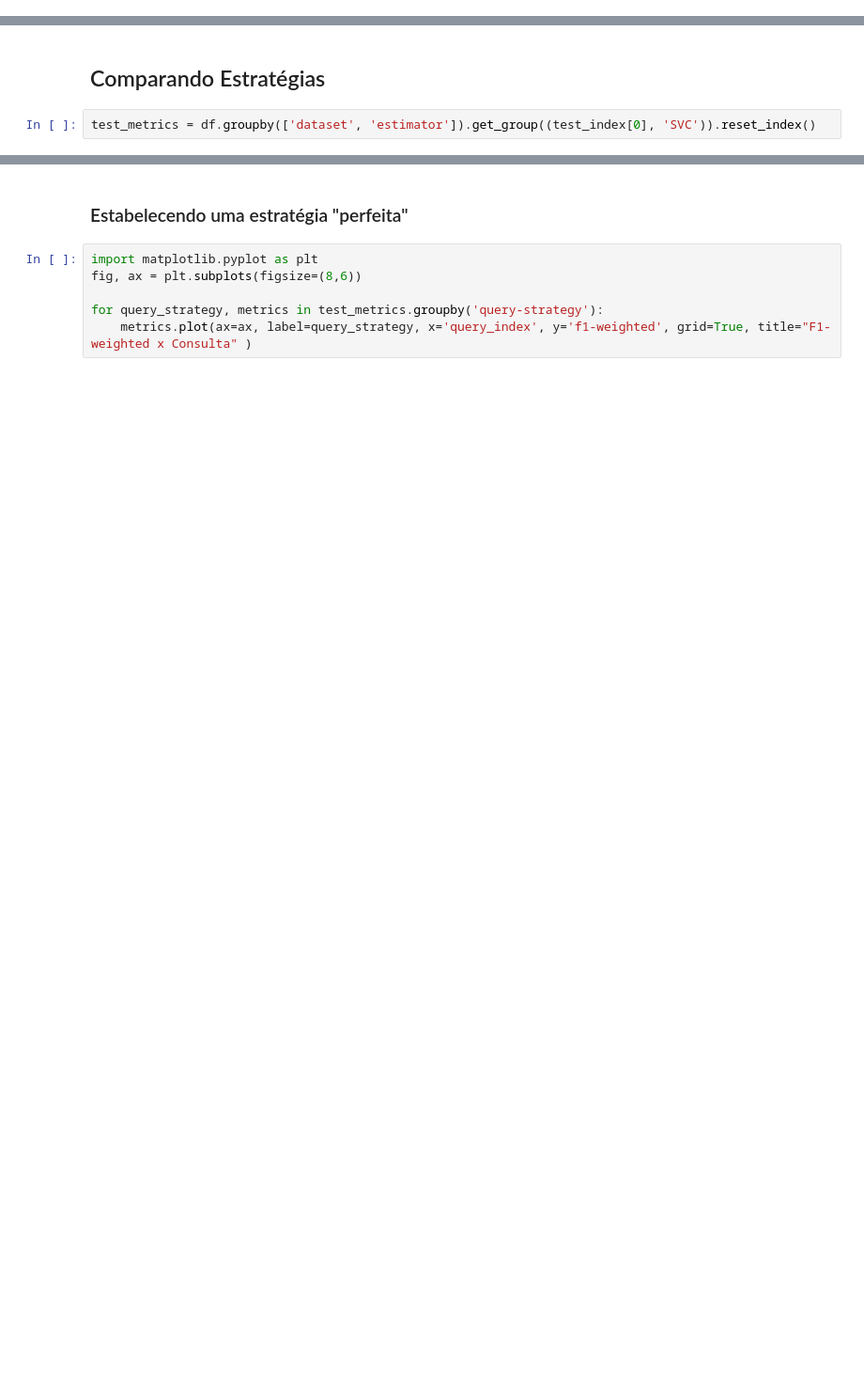
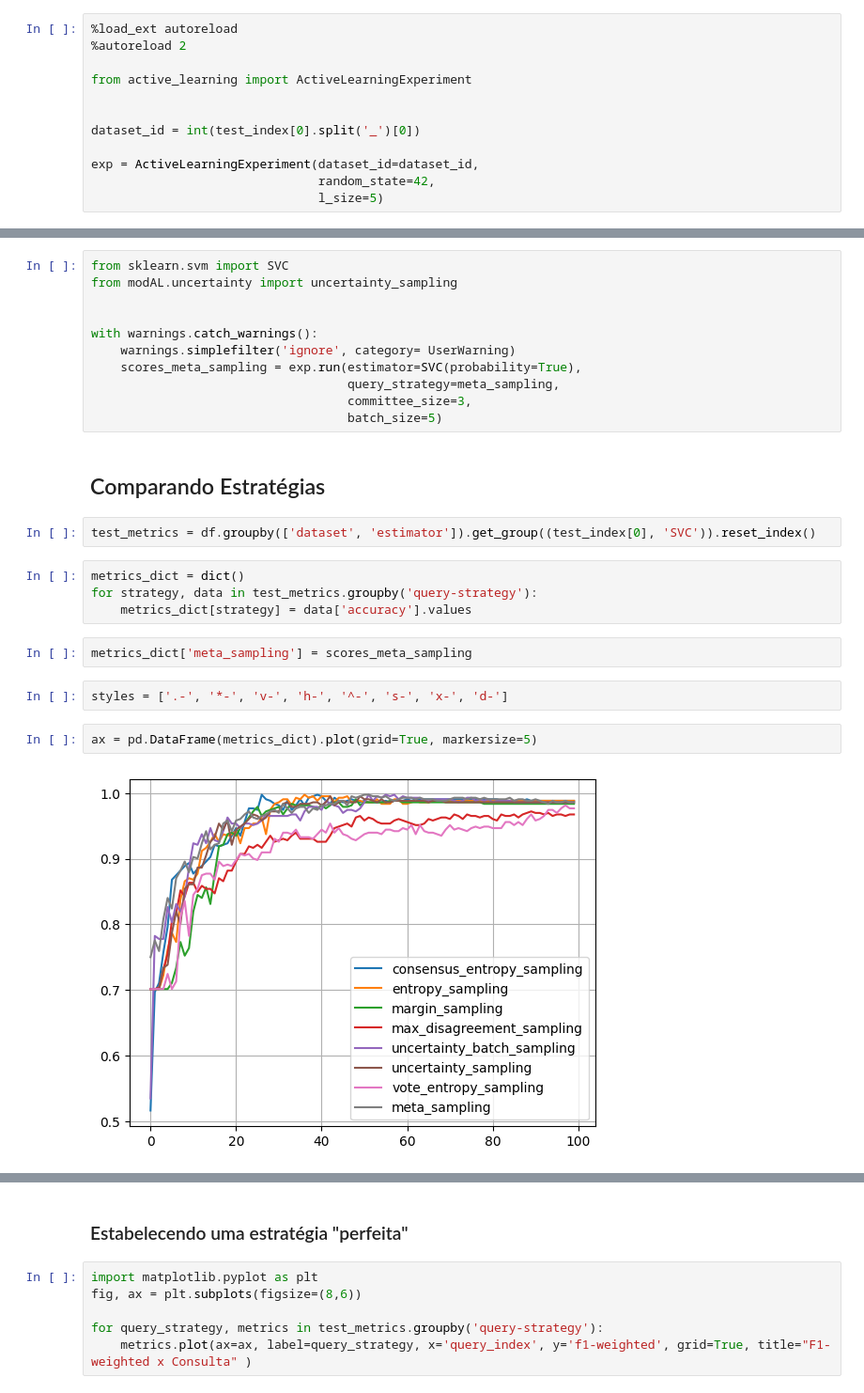
Before and after one commit to gscnogueira/meta-active-learning, a Jupyter notebook: notebooks/experiments/meta_strategy.ipynb, the cells around one changed output, grey strips where cells are left out. Shown at 94% size. Cells and saved outputs as stored; diff of their text form; blank space fills up the shorter version.

```diff
--- a/notebooks/experiments/meta_strategy.ipynb
+++ b/notebooks/experiments/meta_strategy.ipynb
@@ -151,0 +174,12 @@ with open('../../scripts/meta_model.pkl', 'wb') as f:
+# %%
+%load_ext autoreload
+%autoreload 2
+
+from active_learning import ActiveLearningExperiment
+
+
+dataset_id = int(test_index[0].split('_')[0])
+
+exp = ActiveLearningExperiment(dataset_id=dataset_id,
+                               random_state=42,
+                               l_size=5)
@@ -152,4 +189,27 @@ with open('../../scripts/meta_model.pkl', 'wb') as f:
+# %%
+from sklearn.svm import SVC
+from modAL.uncertainty import uncertainty_sampling
+
+
+with warnings.catch_warnings():
+    warnings.simplefilter('ignore', category= UserWarning)
+    scores_meta_sampling = exp.run(estimator=SVC(probability=True),
+                                   query_strategy=meta_sampling,
+                                   committee_size=3,
+                                   batch_size=5)
 # %% [markdown]
 ## Comparando Estratégias
-# %%
-test_metrics = df.groupby(['dataset', 'estimator']).get_group((test_index[0], 'SVC')).reset_index()
+# %%
+test_metrics = df.groupby(['dataset', 'estimator']).get_group((test_index[0], 'SVC')).reset_index()
+# %%
+metrics_dict = dict()
+for strategy, data in test_metrics.groupby('query-strategy'):
+    metrics_dict[strategy] = data['accuracy'].values
+# %%
+metrics_dict['meta_sampling'] = scores_meta_sampling
+# %%
+styles = ['.-', '*-', 'v-', 'h-', '^-', 's-', 'x-', 'd-']
+# %%
+ax = pd.DataFrame(metrics_dict).plot(grid=True, markersize=5)
+# %% [output]
+[figure, added]
```
Also changed, not shown: parts of 10 cells of this notebook, 4 other files.
